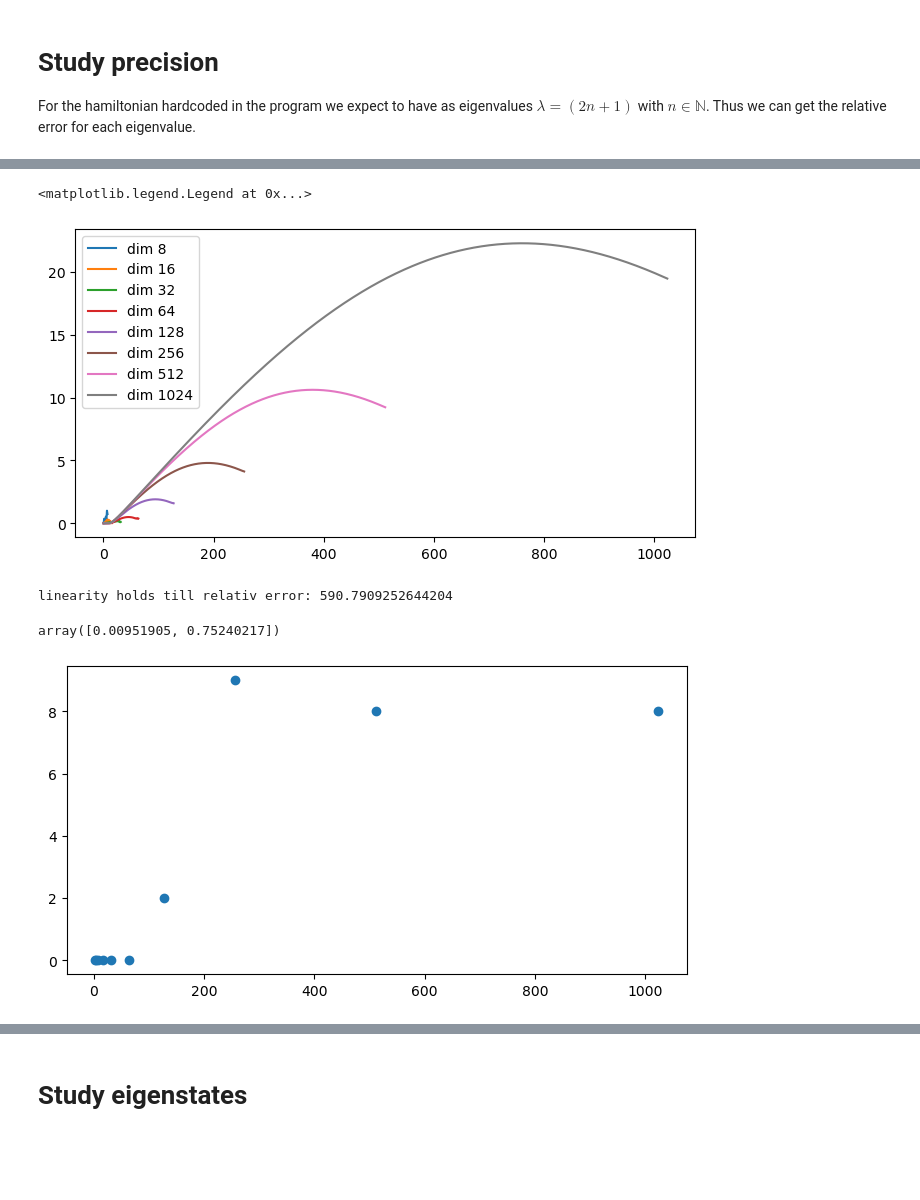
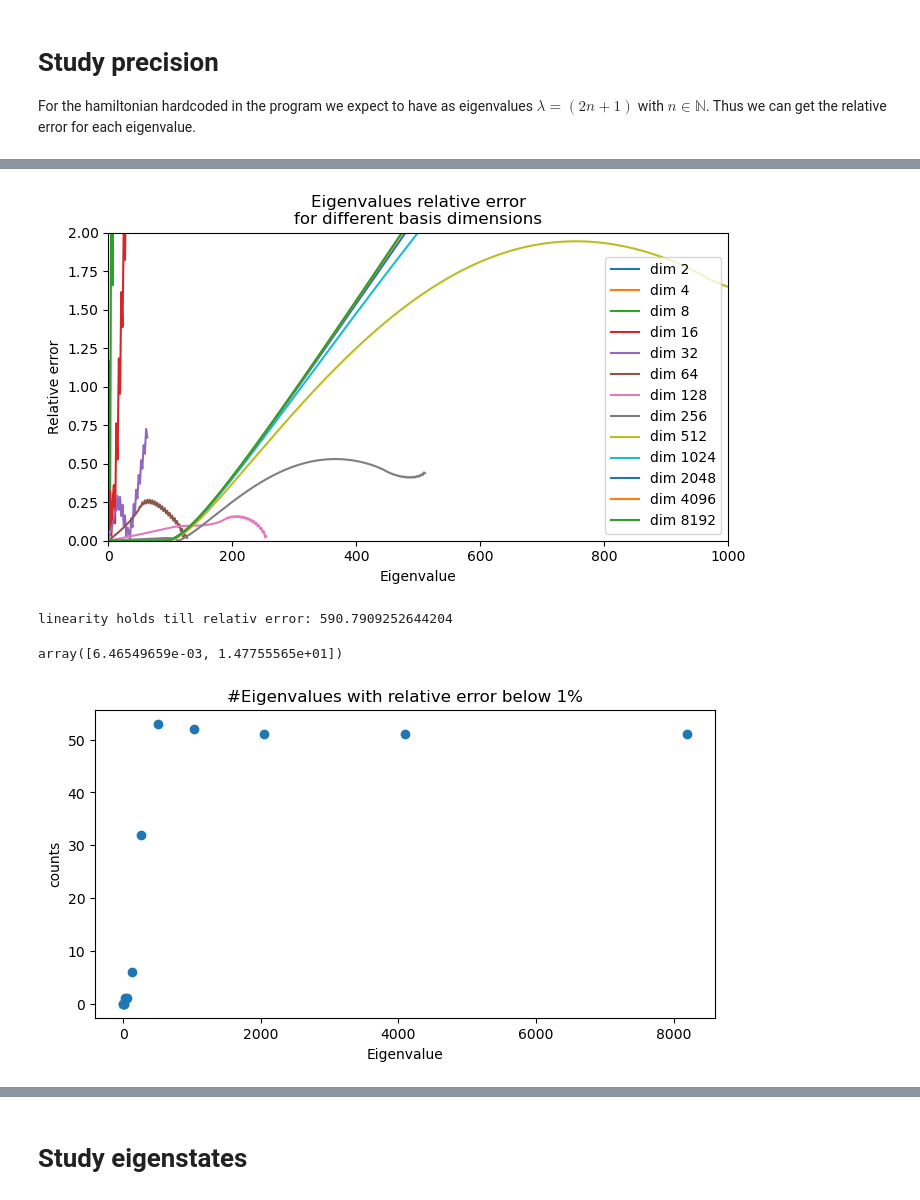
Before and after one commit to c0pp1/QIC_Exercises, a Jupyter notebook: Exercise04/exercise04.ipynb, the cells around one changed output, grey strips where cells are left out. Saved outputs shown, nothing was run; the diff lists cells and outputs as text; code cells hidden in the pictures; blank space fills up the shorter version.

```diff
--- a/Exercise04/exercise04.ipynb
+++ b/Exercise04/exercise04.ipynb
@@ -8,8 +8,8 @@ import matplotlib as mpl
 # Script
 # %%
 ofdir = './precision_study/'
-dims = [2**i for i in range(1,11)]
-xlims = (-5, 5)
+dims = [2**i for i in range(1,14)]
+xlims = (-10, 10)
 # %%
 for dim in tqdm(dims):
     os.system("./exercise04 -k " + str(dim) + ' -p 0.1' + f" -x {xlims[0]},{xlims[1]}"+ " -o " + ofdir + str(dim))
@@ -31,5 +31,5 @@ plt.plot(x, error)
 # %%
-tot_truevals = [i+0.5 for i in range(dims[-1])]
+tot_truevals = [2*i+1 for i in range(dims[-1])]
 errors = []
 eigenvalues_dim = []
 eigenstates_dim = []
@@ -44,24 +44,34 @@ for dim in dims:
     errors.append(error)
 # %%
 fig, ax = plt.subplots(figsize = (8, 4))
-for i, dim in enumerate(dims[2:]):
-    ax.plot(tot_truevals[:dim], errors[i+2], label=f'dim {dim}')
+for i, dim in enumerate(dims):
+    ax.plot(tot_truevals[:dim], errors[i], label=f'dim {dim}')
 ax.legend()
+ax.set_xlim(0, 1000)
+ax.set_ylim(0, 2)
+ax.set_title("Eigenvalues relative error\nfor different basis dimensions")
+ax.set_xlabel('Eigenvalue')
+ax.set_ylabel('Relative error')
+fig.savefig('relative_error.svg')
 # %% [output]
-<matplotlib.legend.Legend at 0x...>
-[figure, old version]
+[figure, new version]
 # %%
 print('linearity holds till relativ error:', max(errors[-1][250:500]))
 # %% [output]
 linearity holds till relativ error: 590.7909252644204
 # %%
-threshold = 0.001
+threshold = 0.01
 neigval_belowt = [len(error[error < threshold]) for error in errors]
 
 fig, ax = plt.subplots(figsize = (8, 4))
 ax.scatter(dims, neigval_belowt)
-
+#ax.set_xscale(mpl.scale.LogScale(axis='x', base=2))
+#ax.set_yscale('log')
+ax.set_title("#Eigenvalues with relative error below 1%")
+ax.set_xlabel('Eigenvalue')
+ax.set_ylabel('counts')
+fig.savefig('neigenbelow1.svg')
 np.polyfit(dims, neigval_belowt, deg=1)
 # %% [output]
-array([0.00951905, 0.75240217])
+array([6.46549659e-03, 1.47755565e+01])
-[figure, old version]
+[figure, new version]
```
Also changed, not shown: parts of 10 cells of this notebook, 1 other file.
